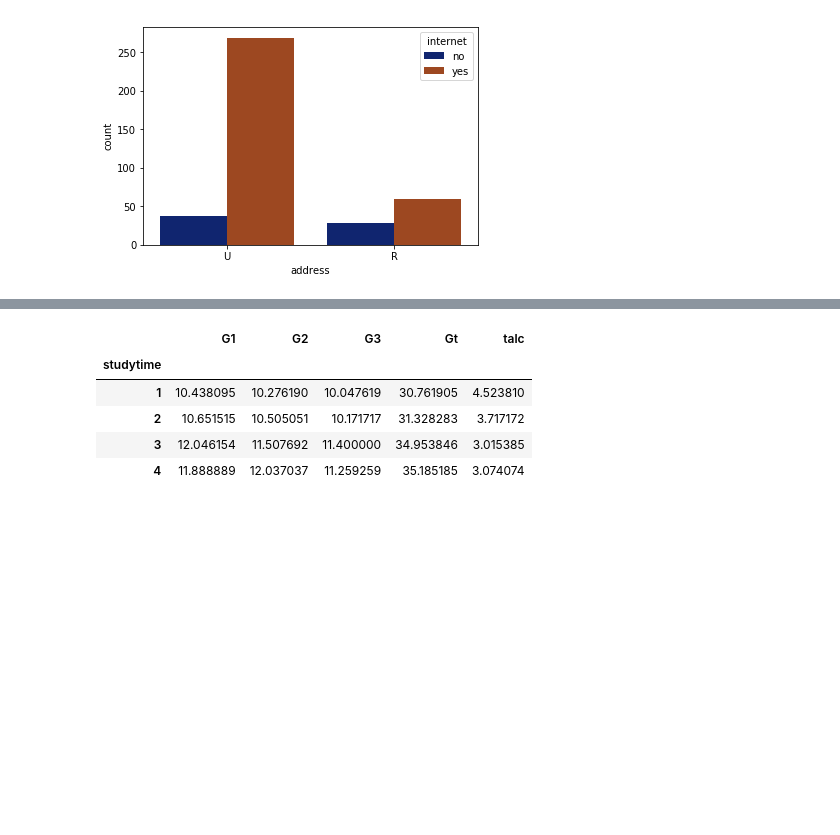
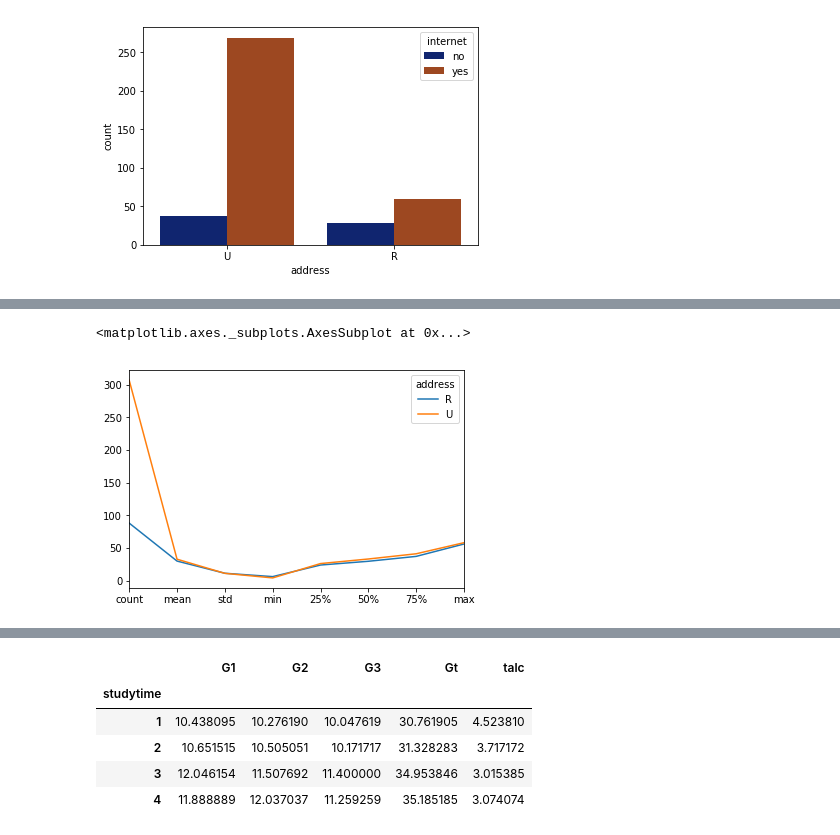
Before and after one commit to Learnlearningplatform/Student_analysis, a Jupyter notebook: project1.ipynb, the cells around one changed output, grey strips where cells are left out. Drawn from its saved outputs; the diff is of its cells as text; code cells hidden in the pictures; blank space fills up the shorter version.

```diff
--- a/project1.ipynb
+++ b/project1.ipynb
@@ -400,0 +439,7 @@ sns.countplot(x='address',hue='internet',data=df,palette="dark")
+# %%
+rp=df.groupby('address')['Gt'].describe().transpose()
+rp.plot()
+#Urban areas have slightly better performance than rural areas student
+# %% [output]
+<matplotlib.axes._subplots.AxesSubplot at 0x...>
+[figure, added]
```
Also changed, not shown: parts of 27 cells of this notebook.
